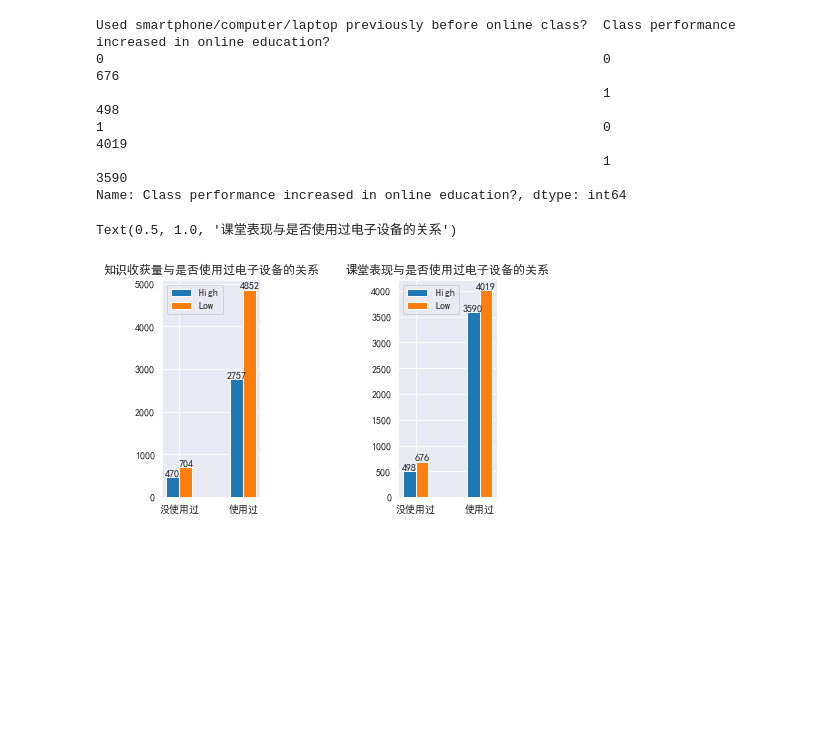
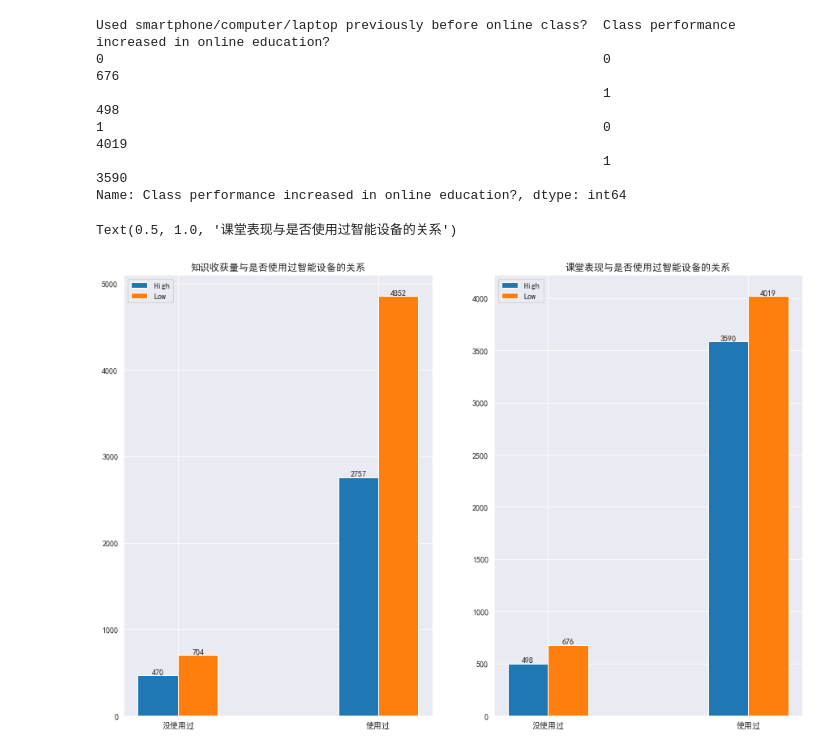
Before and after one commit to TakanashiXny/Introduction-of-DaSE, a Jupyter notebook: final/final2.ipynb, the cells around one changed output. Cells and saved outputs as stored; diff of their text form; code cells hidden in the pictures; blank space fills up the shorter version.

```diff
--- a/final/final2.ipynb
+++ b/final/final2.ipynb
@@ -487,40 +520,41 @@ Used smartphone/computer/laptop previously before online class?  Class performan
                                                                  1                                                   3590
 Name: Class performance increased in online education?, dtype: int64
 # %%
-plt.subplot(131)
+plt.figure(figsize=(15, 10))
+plt.subplot(121)
 High = [Usedk[0][1], Usedk[1][1]]
 Low = [Usedk[0][0], Usedk[1][0]]
 
 
 width = 0.2
 x = np.arange(2)
 plt.bar(x, High, width=width, label='High')
 for i in range(2):
     plt.text(x[i], High[i], High[i], va='bottom', ha='center')
 plt.bar(x+width, Low, width=width, label='Low')
 for i in range(2):
     plt.text(x[i]+width, Low[i], Low[i], va='bottom', ha='center')
 plt.xticks(x+width/2, labels=['没使用过', '使用过'])
 plt.legend()
-plt.title("知识收获量与是否使用过电子设备的关系")
+plt.title("知识收获量与是否使用过智能设备的关系")
 
 
-plt.subplot(133)
+plt.subplot(122)
 High = [Usedc[0][1], Usedc[1][1]]
 Low = [Usedc[0][0], Usedc[1][0]]
 
 
 width = 0.2
 x = np.arange(2)
 plt.bar(x, High, width=width, label='High')
 for i in range(2):
     plt.text(x[i], High[i], High[i], va='bottom', ha='center')
 plt.bar(x+width, Low, width=width, label='Low')
 for i in range(2):
     plt.text(x[i]+width, Low[i], Low[i], va='bottom', ha='center')
 plt.xticks(x+width/2, labels=['没使用过', '使用过'])
 plt.legend()
-plt.title("课堂表现与是否使用过电子设备的关系")
+plt.title("课堂表现与是否使用过智能设备的关系")
 # %% [output]
-Text(0.5, 1.0, '课堂表现与是否使用过电子设备的关系')
+Text(0.5, 1.0, '课堂表现与是否使用过智能设备的关系')
-[figure, old version]
+[figure, new version]
```
Also changed, not shown: parts of 58 cells of this notebook.
